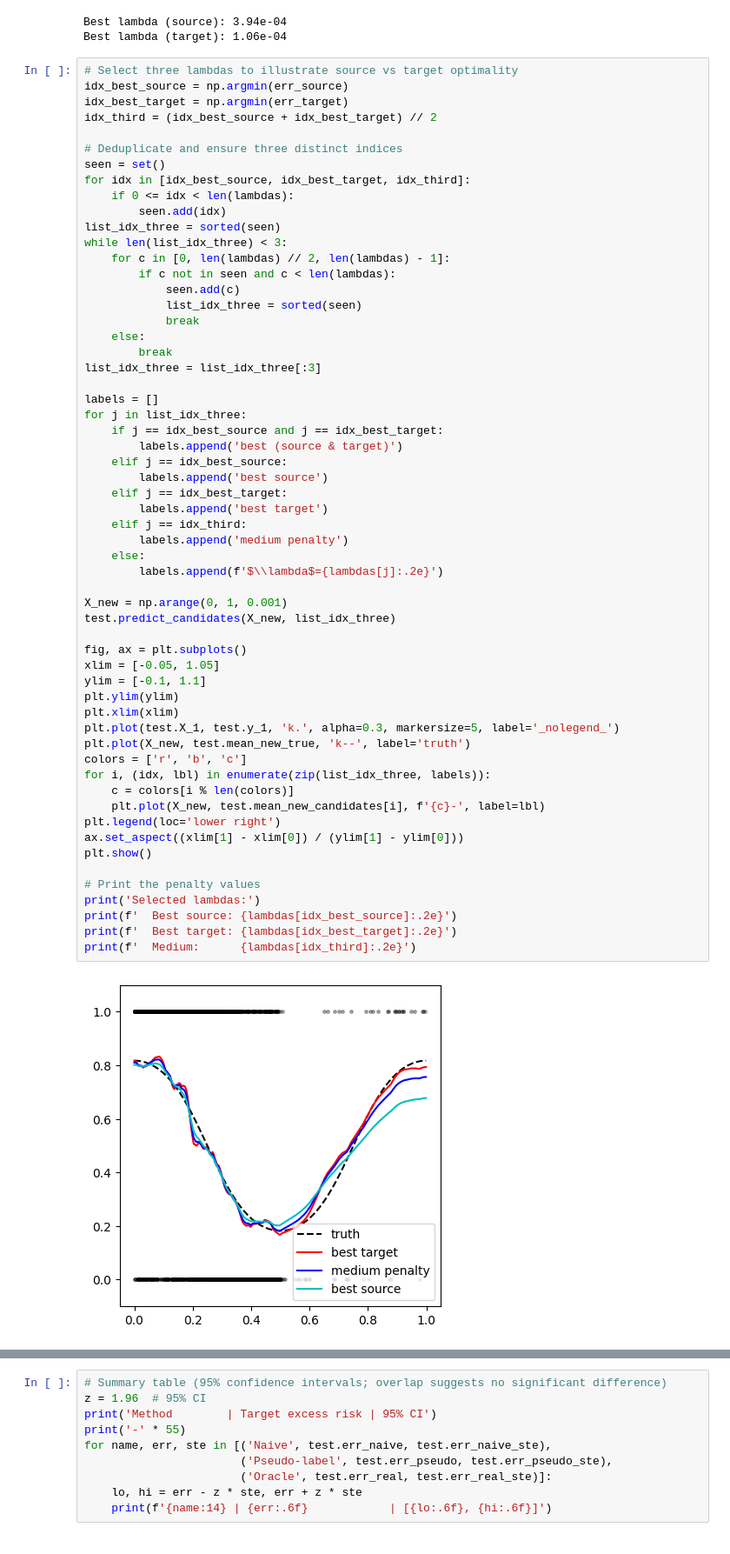
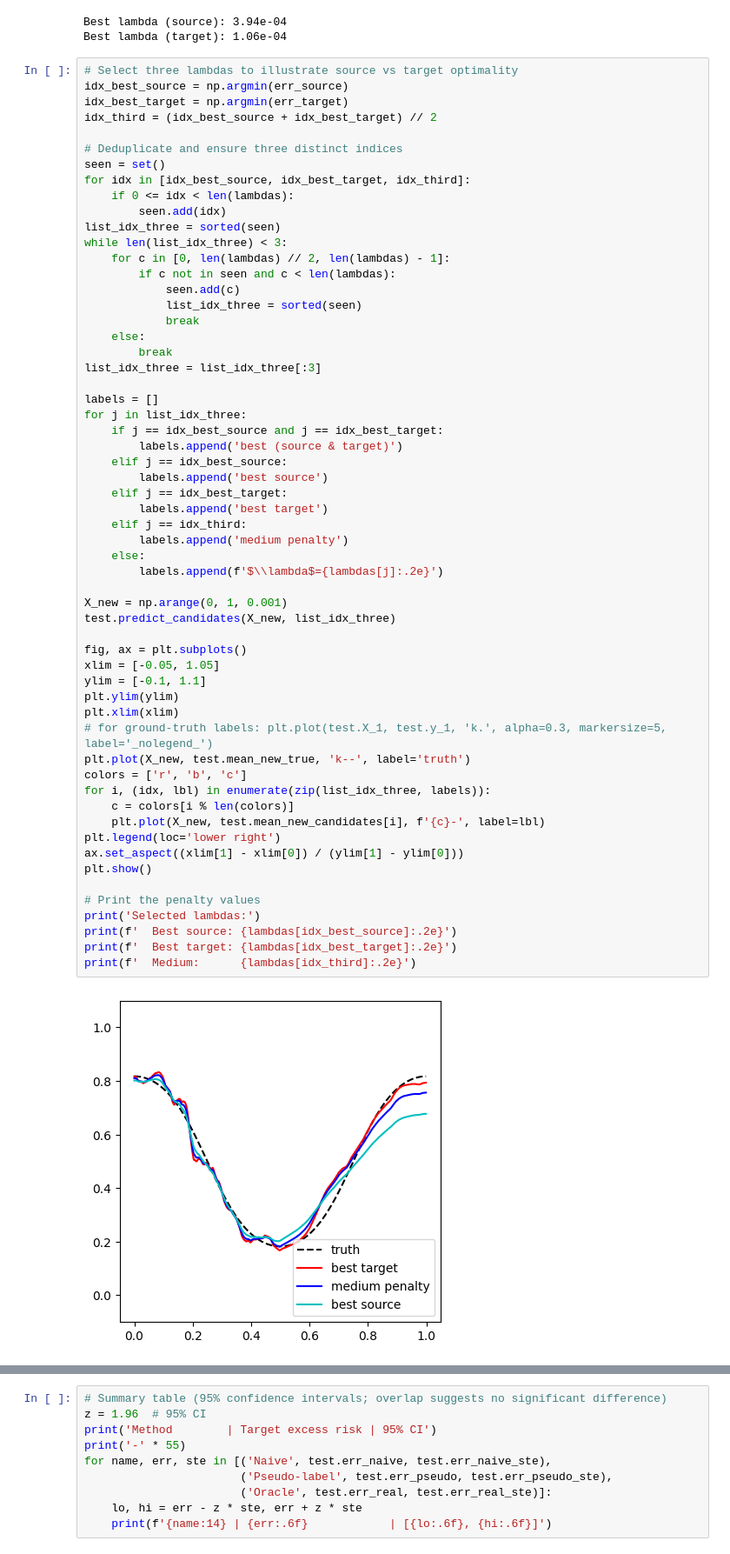
Before and after one commit to nathanweill/KRGLM, a Jupyter notebook: demo_covariate_shift.ipynb, the cells around one changed output, grey strips where cells are left out. Shown at 87% size. Cells and saved outputs as stored; diff of their text form.

```diff
--- a/demo_covariate_shift.ipynb
+++ b/demo_covariate_shift.ipynb
@@ -89,35 +89,35 @@ for j in list_idx_three:
     elif j == idx_best_target:
         labels.append('best target')
     elif j == idx_third:
         labels.append('medium penalty')
     else:
         labels.append(f'$\\lambda$={lambdas[j]:.2e}')
 
 X_new = np.arange(0, 1, 0.001)
 test.predict_candidates(X_new, list_idx_three)
 
 fig, ax = plt.subplots()
 xlim = [-0.05, 1.05]
 ylim = [-0.1, 1.1]
 plt.ylim(ylim)
 plt.xlim(xlim)
-plt.plot(test.X_1, test.y_1, 'k.', alpha=0.3, markersize=5, label='_nolegend_')
+# for ground-truth labels: plt.plot(test.X_1, test.y_1, 'k.', alpha=0.3, markersize=5, label='_nolegend_')
 plt.plot(X_new, test.mean_new_true, 'k--', label='truth')
 colors = ['r', 'b', 'c']
 for i, (idx, lbl) in enumerate(zip(list_idx_three, labels)):
     c = colors[i % len(colors)]
     plt.plot(X_new, test.mean_new_candidates[i], f'{c}-', label=lbl)
 plt.legend(loc='lower right')
 ax.set_aspect((xlim[1] - xlim[0]) / (ylim[1] - ylim[0]))
 plt.show()
 
 # Print the penalty values
 print('Selected lambdas:')
 print(f'  Best source: {lambdas[idx_best_source]:.2e}')
 print(f'  Best target: {lambdas[idx_best_target]:.2e}')
 print(f'  Medium:      {lambdas[idx_third]:.2e}')
 # %% [output]
-[figure, old version]
+[figure, new version]
 Selected lambdas:
   Best source: 3.94e-04
   Best target: 1.06e-04
```
Also changed, not shown: parts of 1 cell of this notebook, 2 other files.
